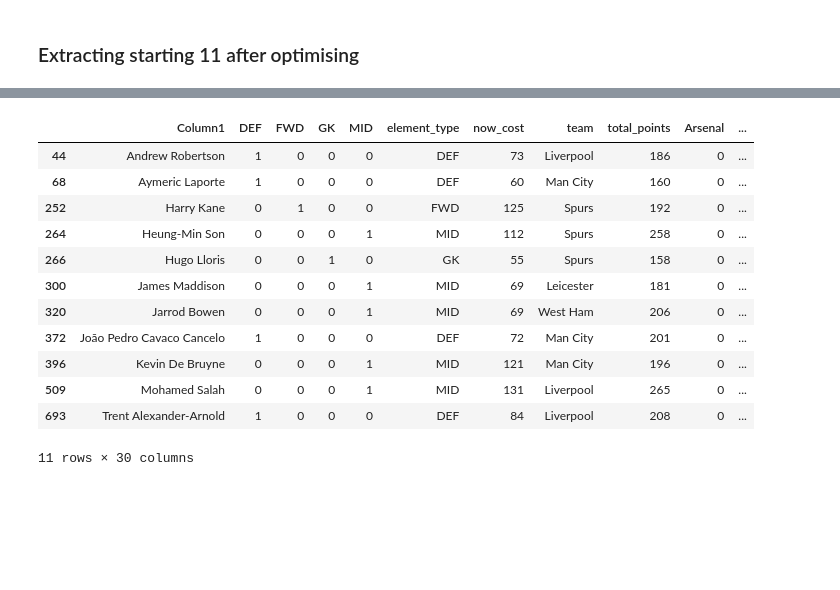
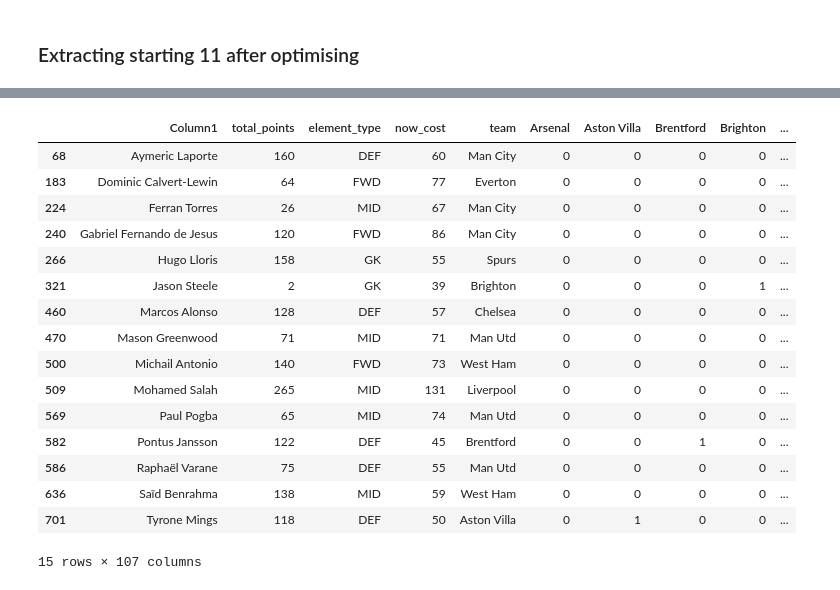
Before and after one commit to yuliangod/Optimisation-1D, a Jupyter notebook: Data processing.ipynb, the cells around one changed output, grey strips where cells are left out. Saved outputs shown, nothing was run; the diff lists cells and outputs as text; code cells hidden in the pictures; blank space fills up the shorter version.

```diff
--- a/Data processing.ipynb
+++ b/Data processing.ipynb
@@ -176,17 +276,21 @@ starting11_df.head()
 # %%
-starting11_df = starting11_df[starting11_df["Starting 11"] == 1]
+starting11_df = starting11_df[starting11_df["Fantasy lineup"] > 0.5]
 starting11_df
 # %% [output]
-|  | Column1 | DEF | FWD | GK | MID | element_type | now_cost | team | total_points | Arsenal | ... |
-| 44 | Andrew Robertson | 1 | 0 | 0 | 0 | DEF | 73 | Liverpool | 186 | 0 | ... |
-| 68 | Aymeric Laporte | 1 | 0 | 0 | 0 | DEF | 60 | Man City | 160 | 0 | ... |
-| 252 | Harry Kane | 0 | 1 | 0 | 0 | FWD | 125 | Spurs | 192 | 0 | ... |
-| 264 | Heung-Min Son | 0 | 0 | 0 | 1 | MID | 112 | Spurs | 258 | 0 | ... |
-| 266 | Hugo Lloris | 0 | 0 | 1 | 0 | GK | 55 | Spurs | 158 | 0 | ... |
-| 300 | James Maddison | 0 | 0 | 0 | 1 | MID | 69 | Leicester | 181 | 0 | ... |
-| 320 | Jarrod Bowen | 0 | 0 | 0 | 1 | MID | 69 | West Ham | 206 | 0 | ... |
-| 372 | João Pedro Cavaco Cancelo | 1 | 0 | 0 | 0 | DEF | 72 | Man City | 201 | 0 | ... |
-| 396 | Kevin De Bruyne | 0 | 0 | 0 | 1 | MID | 121 | Man City | 196 | 0 | ... |
-| 509 | Mohamed Salah | 0 | 0 | 0 | 1 | MID | 131 | Liverpool | 265 | 0 | ... |
-| 693 | Trent Alexander-Arnold | 1 | 0 | 0 | 0 | DEF | 84 | Liverpool | 208 | 0 | ... |
+|  | Column1 | total_points | element_type | now_cost | team | Arsenal | Aston Villa | Brentford | Brighton | ... |
+| 68 | Aymeric Laporte | 160 | DEF | 60 | Man City | 0 | 0 | 0 | 0 | ... |
+| 183 | Dominic Calvert-Lewin | 64 | FWD | 77 | Everton | 0 | 0 | 0 | 0 | ... |
+| 224 | Ferran Torres | 26 | MID | 67 | Man City | 0 | 0 | 0 | 0 | ... |
+| 240 | Gabriel Fernando de Jesus | 120 | FWD | 86 | Man City | 0 | 0 | 0 | 0 | ... |
+| 266 | Hugo Lloris | 158 | GK | 55 | Spurs | 0 | 0 | 0 | 0 | ... |
+| 321 | Jason Steele | 2 | GK | 39 | Brighton | 0 | 0 | 0 | 1 | ... |
+| 460 | Marcos Alonso | 128 | DEF | 57 | Chelsea | 0 | 0 | 0 | 0 | ... |
+| 470 | Mason Greenwood | 71 | MID | 71 | Man Utd | 0 | 0 | 0 | 0 | ... |
+| 500 | Michail Antonio | 140 | FWD | 73 | West Ham | 0 | 0 | 0 | 0 | ... |
+| 509 | Mohamed Salah | 265 | MID | 131 | Liverpool | 0 | 0 | 0 | 0 | ... |
+| 569 | Paul Pogba | 65 | MID | 74 | Man Utd | 0 | 0 | 0 | 0 | ... |
+| 582 | Pontus Jansson | 122 | DEF | 45 | Brentford | 0 | 0 | 1 | 0 | ... |
+| 586 | Raphaël Varane | 75 | DEF | 55 | Man Utd | 0 | 0 | 0 | 0 | ... |
+| 636 | Saïd Benrahma | 138 | MID | 59 | West Ham | 0 | 0 | 0 | 0 | ... |
+| 701 | Tyrone Mings | 118 | DEF | 50 | Aston Villa | 0 | 1 | 0 | 0 | ... |
-11 rows × 30 columns
+15 rows × 107 columns
```
Also changed, not shown: parts of 23 cells of this notebook, 45 other files.
